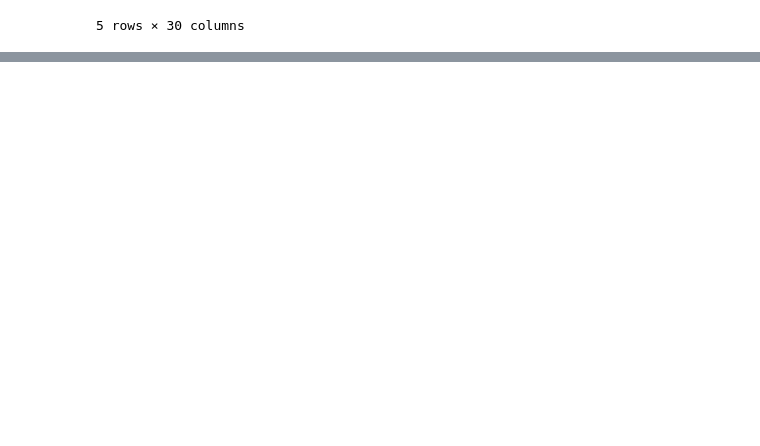
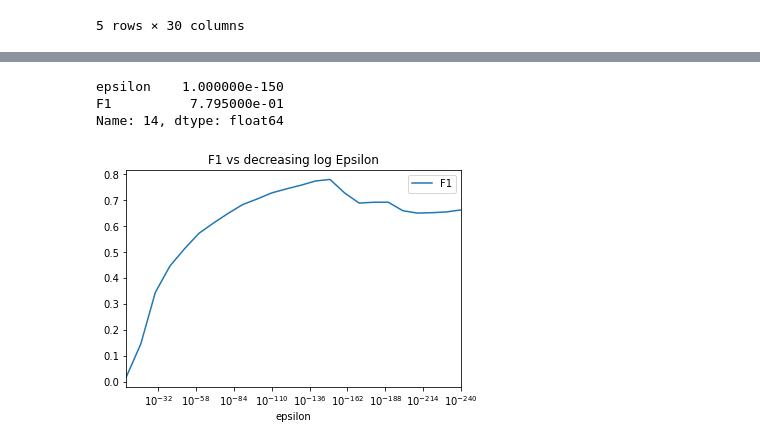
Before and after one commit to DaniloJ97/anomaly_detection, a Jupyter notebook: anomaly_detection.ipynb, the cells around one changed output, grey strips where cells are left out. Drawn from its saved outputs; the diff is of its cells as text; code cells hidden in the pictures; blank space fills up the shorter version.

Commit message:
Implementation of multivariate Gaussian distribution and autoencoders done

```diff
--- a/anomaly_detection.ipynb
+++ b/anomaly_detection.ipynb
@@ -243,0 +276,2 @@ credit_cards_standardized2=scl.fit_transform(credit_cards_copy) #alternative way
+# %%
+data1=pd.DataFrame(data,columns=columns)
@@ -243,0 +294,19 @@ credit_cards_standardized2=scl.fit_transform(credit_cards_copy) #alternative way
+# %%
+test_number=round(0.1*trustworthy_without_class.shape[0])
+not_in_train_number=2*test_number
+difference=not_in_train_number-test_number
+
+shuffled_data = trustworthy_without_class.sample(frac=1, random_state=1)
+
+X_train=shuffled_data[:-not_in_train_number].values
+X_valid=np.concatenate([shuffled_data[-not_in_train_number:-difference].values,fraudulent_without_class[:round(fraudulent_without_class.shape[0]/2)]])
+X_test=np.concatenate([shuffled_data[-difference:].values,fraudulent_without_class[round(fraudulent_without_class.shape[0]/2):]])
+y_valid=np.concatenate([np.zeros(difference),np.ones(round(fraudulent_without_class.shape[0]/2))])
+y_test=np.concatenate([np.zeros(difference),np.ones(round(fraudulent_without_class.shape[0]/2))])
+
+print("Shape of whole dataset: "+str(data1.shape))
+print("Shape of training dataset: "+str(X_train.shape))
+print("Shape of validation dataset: "+str(X_valid.shape))
+print("Shape of test dataset: "+str(X_test.shape))
+print("Shape of validation labels: "+str(y_valid.shape))
+print("Shape of test labels: "+str(y_test.shape))
@@ -243,0 +320,18 @@ credit_cards_standardized2=scl.fit_transform(credit_cards_copy) #alternative way
+# %%
+p = multivariate_normal(mean=np.mean(X_train,axis=0), cov=np.cov(X_train.T)) #generating probability density function based on training set
+
+probabilities_of_valid=p.pdf(X_valid) #applying probability density function on X_valid
+
+EpsF1 = []
+
+epsilons = [1e-10, 1e-20, 1e-30, 1e-40, 1e-50, 1e-60, 1e-70, 1e-80, 1e-90, 1e-100, 1e-110, 1e-120,
+           1e-130, 1e-140, 1e-150, 1e-160, 1e-170, 1e-180, 1e-190, 1e-200, 1e-210, 1e-220, 1e-230, 1e-240]
+
+for i in range(len(epsilons)):
+    eps = epsilons[i]
+    pred = (probabilities_of_valid <= eps)
+    f = f1_score(y_valid, pred, average='binary')
+    EpsF1.append([eps, round(f,4)])
+
+EpsF1df = pd.DataFrame(EpsF1, columns = ['epsilon', 'F1'])
+EpsF1df.head()
@@ -243,0 +345,14 @@ credit_cards_standardized2=scl.fit_transform(credit_cards_copy) #alternative way
+# %%
+EpsF1df.loc[EpsF1df['F1'].idxmax()]
+# %% [output]
+epsilon    1.000000e-150
+F1          7.795000e-01
+Name: 14, dtype: float64
+# %%
+EpsF1df.plot.line("epsilon","F1")
+plt.xscale('log')
+plt.xlim(1e-10, 1e-240)
+plt.title("F1 vs decreasing log Epsilon")
+plt.show()
+# %% [output]
+[figure, added]
```
Also changed, not shown: parts of 25 cells of this notebook.
